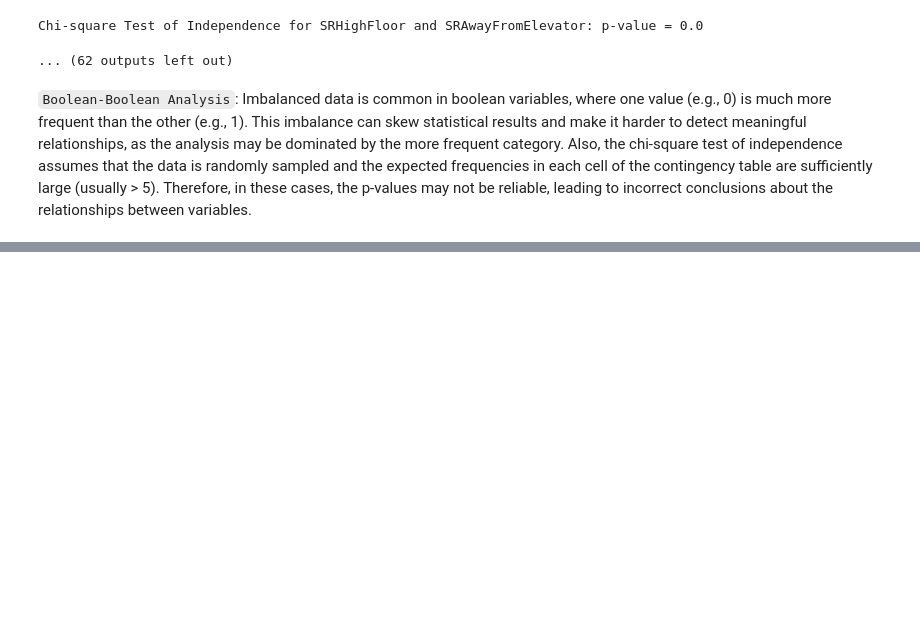
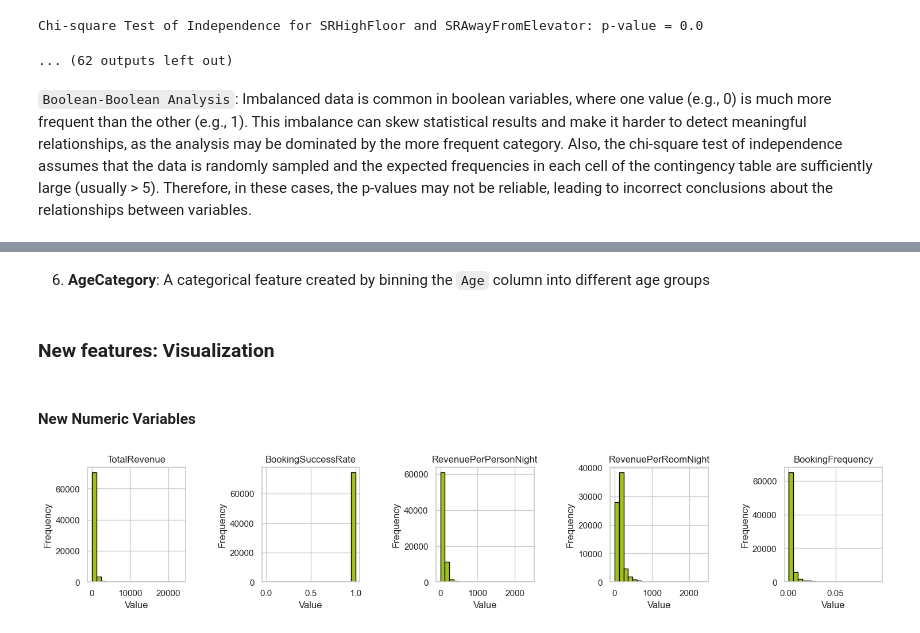
Before and after one commit to CatarinaGN/Case-1, a Jupyter notebook: Versão_Bea.ipynb, the cells around one changed output, grey strips where cells are left out. Saved outputs shown, nothing was run; the diff lists cells and outputs as text; code cells hidden in the pictures; blank space fills up the shorter version.

```diff
--- a/Versão_Bea.ipynb
+++ b/Versão_Bea.ipynb
@@ -888,0 +1096,2 @@ Also, the chi-square test of independence assumes that the data is randomly samp
+# %%
+df_clean['RevenuePerRoomNight'] = df_clean['TotalRevenue'] / df_clean['RoomNights']
@@ -888,0 +1100,26 @@ Also, the chi-square test of independence assumes that the data is randomly samp
+# %%
+df_clean['BookingFrequency'] = (df_clean['BookingsCanceled'] + df_clean['BookingsNoShowed'] + df_clean['BookingsCheckedIn']) / df_clean['DaysSinceCreation']
+# %% [markdown]
+6. **AgeCategory**: A categorical feature created by binning the `Age` column into different age groups
+# %%
+df_clean['AgeCategory'] = pd.cut(df_clean['Age'], bins=[18, 25, 35, 45, 55, 65, 100])
+# %%
+new_numeric_variables = ['TotalRevenue','BookingSuccessRate','RevenuePerPersonNight','RevenuePerRoomNight','BookingFrequency']
+new_categorical_variables = ['AgeCategory']
+# %% [markdown]
+### New features: Visualization
+# %% [markdown]
+#### New Numeric Variables
+# %%
+fig, axes = plt.subplots(1, 5, figsize=(16, 4))
+fig.tight_layout(pad=5.0)
+
+for i, var in enumerate(new_numeric_variables):
+    axes[i].hist(df_clean[var], bins=20, edgecolor='black', color='#A0C020')
+    axes[i].set_title(var)
+    axes[i].set_xlabel('Value')
+    axes[i].set_ylabel('Frequency')
+
+plt.show()
+# %% [output]
+[figure, added]
```
Also changed, not shown: parts of 80 cells of this notebook.
